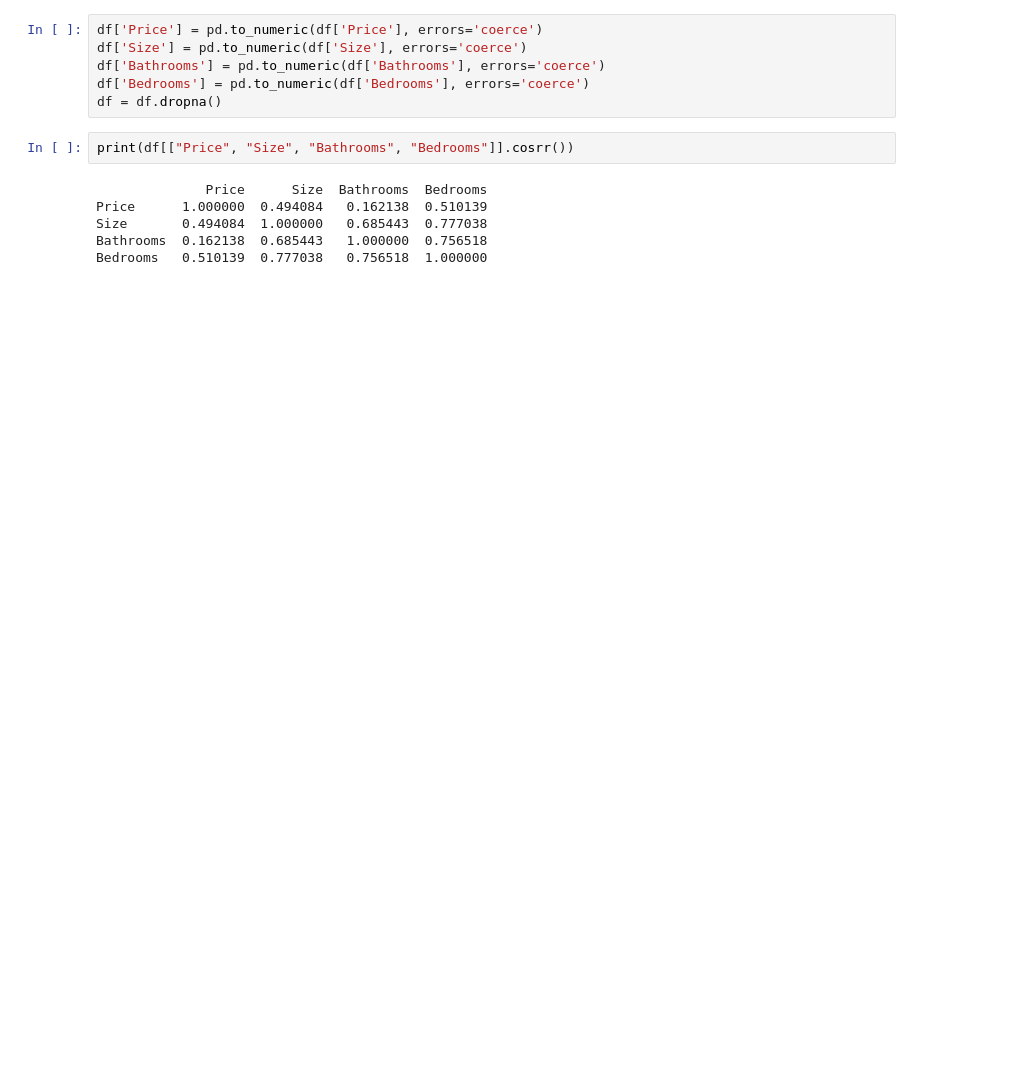
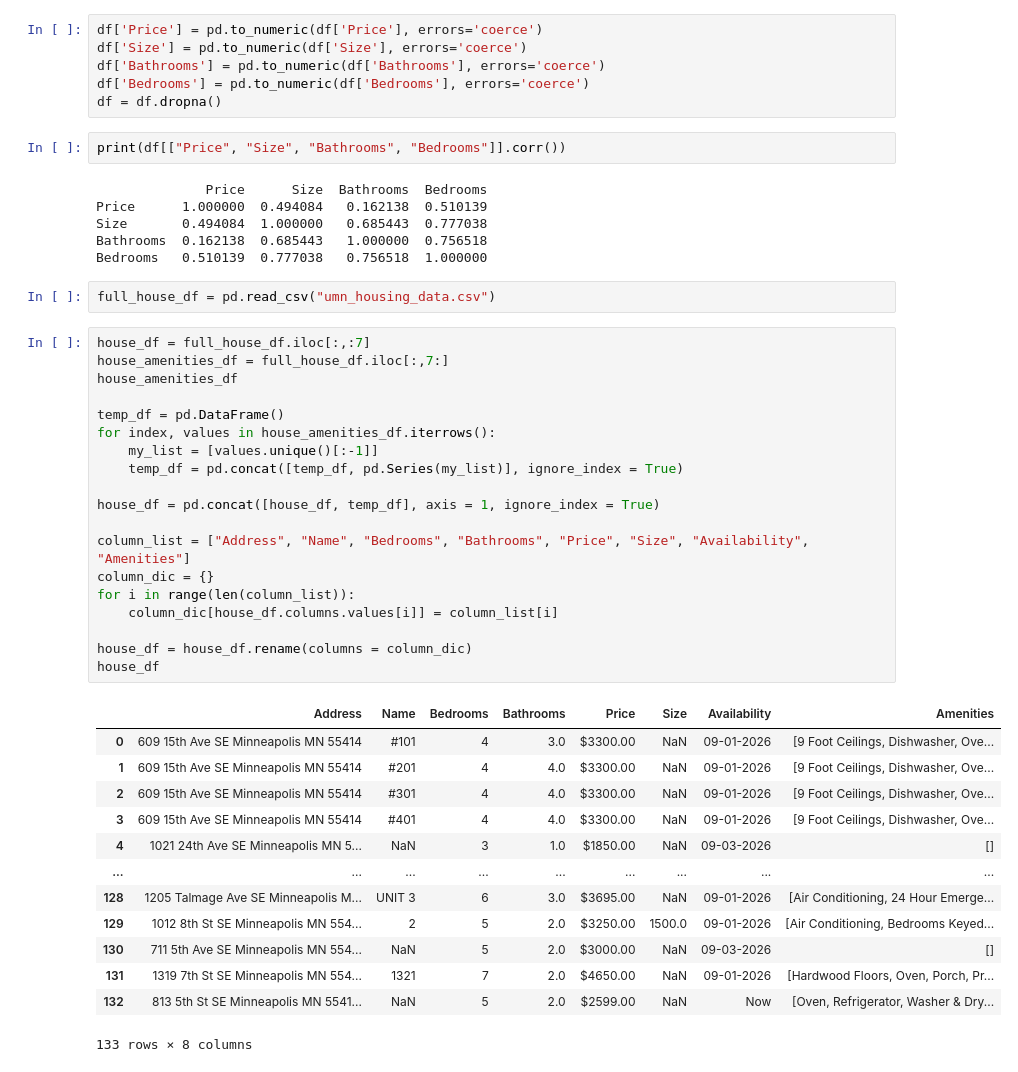
Before and after one commit to ma000694/Apartment-Finder, a Jupyter notebook: ML/ml.ipynb, the cells around one changed output. Cells and saved outputs as stored; diff of their text form; blank space fills up the shorter version.

Commit message:
Organized ml.ipynb and processed housing data

```diff
--- a/ML/ml.ipynb
+++ b/ML/ml.ipynb
@@ -119,10 +93,45 @@ df['Bathrooms'] = pd.to_numeric(df['Bathrooms'], errors='coerce')
 df['Bedrooms'] = pd.to_numeric(df['Bedrooms'], errors='coerce')
 df = df.dropna()
 # %%
-print(df[["Price", "Size", "Bathrooms", "Bedrooms"]].cosrr())
+print(df[["Price", "Size", "Bathrooms", "Bedrooms"]].corr())
 # %% [output]
               Price      Size  Bathrooms  Bedrooms
 Price      1.000000  0.494084   0.162138  0.510139
 Size       0.494084  1.000000   0.685443  0.777038
 Bathrooms  0.162138  0.685443   1.000000  0.756518
 Bedrooms   0.510139  0.777038   0.756518  1.000000
+# %%
+full_house_df = pd.read_csv("umn_housing_data.csv")
+# %%
+house_df = full_house_df.iloc[:,:7]
+house_amenities_df = full_house_df.iloc[:,7:]
+house_amenities_df
+
+temp_df = pd.DataFrame()
+for index, values in house_amenities_df.iterrows():
+    my_list = [values.unique()[:-1]]
+    temp_df = pd.concat([temp_df, pd.Series(my_list)], ignore_index = True)
+
+house_df = pd.concat([house_df, temp_df], axis = 1, ignore_index = True)
+
+column_list = ["Address", "Name", "Bedrooms", "Bathrooms", "Price", "Size", "Availability", "Amenities"]
+column_dic = {}
+for i in range(len(column_list)):
+    column_dic[house_df.columns.values[i]] = column_list[i]
+
+house_df = house_df.rename(columns = column_dic)
+house_df
+# %% [output]
+|  | Address | Name | Bedrooms | Bathrooms | Price | Size | Availability | Amenities |
+| 0 | 609 15th Ave SE Minneapolis MN 55414 | #101 | 4 | 3.0 | $3300.00 | NaN | 09-01-2026 | [9 Foot Ceilings, Dishwasher, Ove... |
+| 1 | 609 15th Ave SE Minneapolis MN 55414 | #201 | 4 | 4.0 | $3300.00 | NaN | 09-01-2026 | [9 Foot Ceilings, Dishwasher, Ove... |
+| 2 | 609 15th Ave SE Minneapolis MN 55414 | #301 | 4 | 4.0 | $3300.00 | NaN | 09-01-2026 | [9 Foot Ceilings, Dishwasher, Ove... |
+| 3 | 609 15th Ave SE Minneapolis MN 55414 | #401 | 4 | 4.0 | $3300.00 | NaN | 09-01-2026 | [9 Foot Ceilings, Dishwasher, Ove... |
+| 4 | 1021 24th Ave SE Minneapolis MN 5... | NaN | 3 | 1.0 | $1850.00 | NaN | 09-03-2026 | [] |
+| ... | ... | ... | ... | ... | ... | ... | ... | ... |
+| 128 | 1205 Talmage Ave SE Minneapolis M... | UNIT 3 | 6 | 3.0 | $3695.00 | NaN | 09-01-2026 | [Air Conditioning, 24 Hour Emerge... |
+| 129 | 1012 8th St SE Minneapolis MN 554... | 2 | 5 | 2.0 | $3250.00 | 1500.0 | 09-01-2026 | [Air Conditioning, Bedrooms Keyed... |
+| 130 | 711 5th Ave SE Minneapolis MN 554... | NaN | 5 | 2.0 | $3000.00 | NaN | 09-03-2026 | [] |
+| 131 | 1319 7th St SE Minneapolis MN 554... | 1321 | 7 | 2.0 | $4650.00 | NaN | 09-01-2026 | [Hardwood Floors, Oven, Porch, Pr... |
+| 132 | 813 5th St SE Minneapolis MN 5541... | NaN | 5 | 2.0 | $2599.00 | NaN | Now | [Oven, Refrigerator, Washer & Dry... |
+133 rows × 8 columns
```
Also changed, not shown: parts of 12 cells of this notebook, 1 other file.
